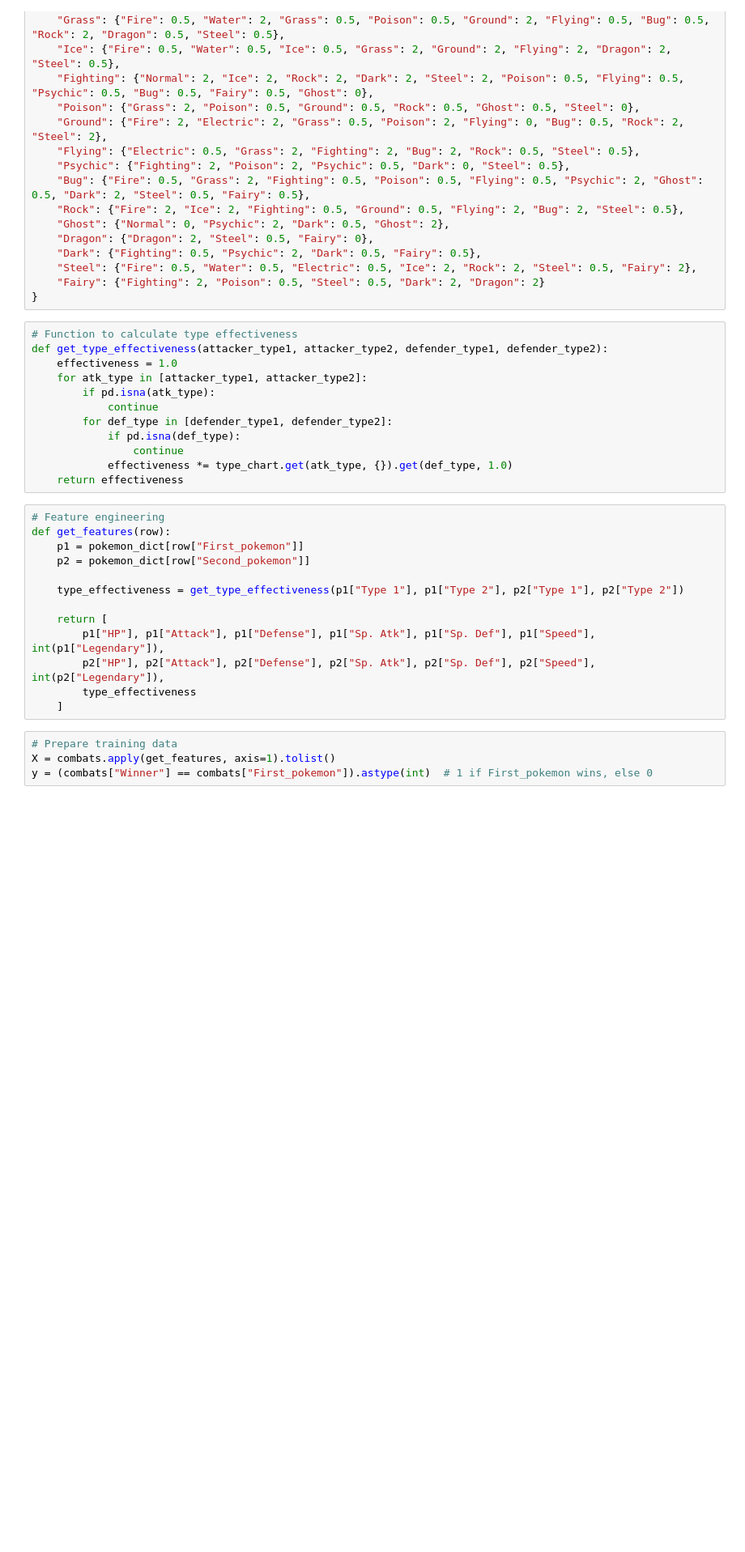
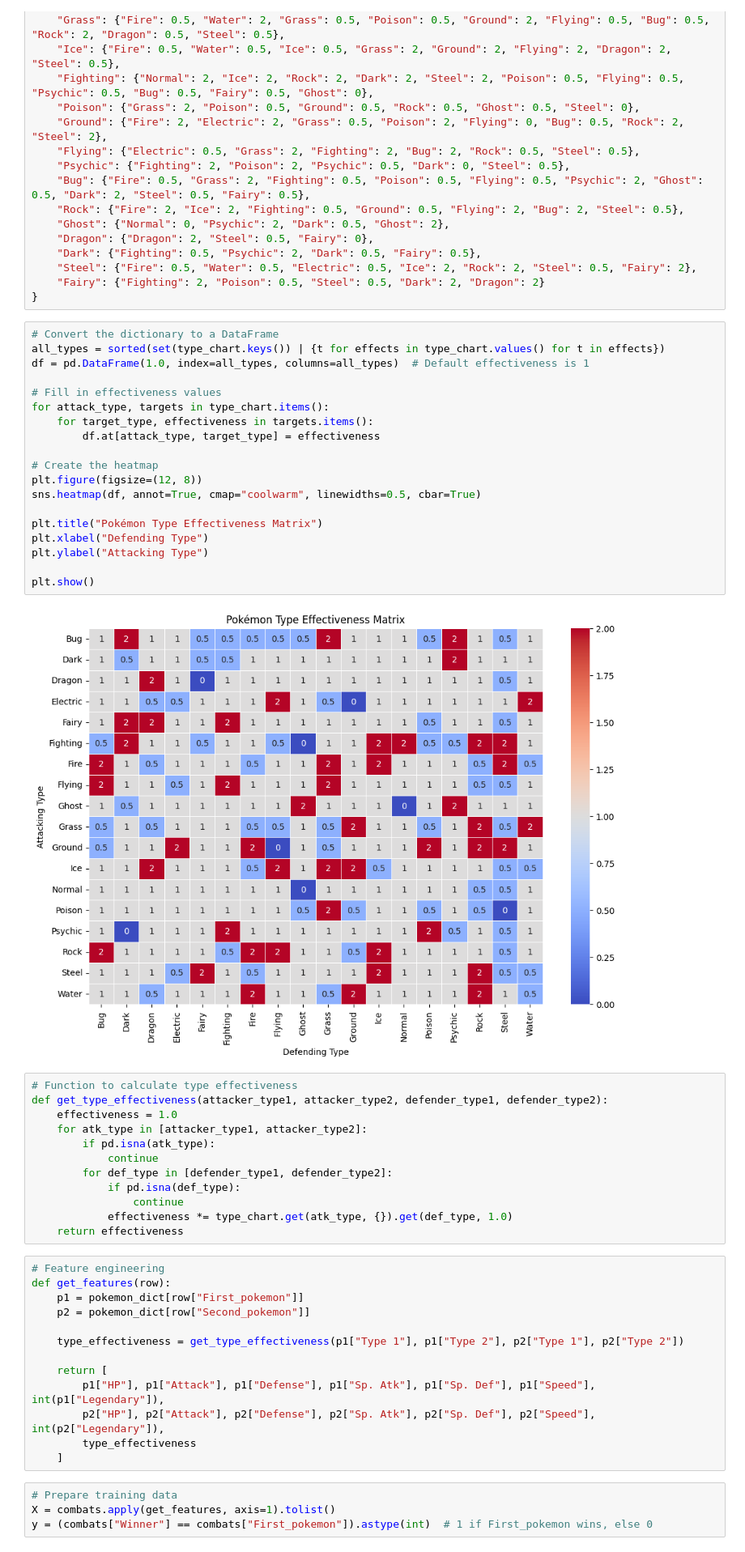
Before and after one commit to katsura919/elective2-repo, a Jupyter notebook: Pokemon Battle Outcome/pokomen.ipynb, the cells around one changed output. Shown at 81% size. Drawn from its saved outputs; the diff is of its cells as text; blank space fills up the shorter version.

```diff
--- a/Pokemon Battle Outcome/pokomen.ipynb
+++ b/Pokemon Battle Outcome/pokomen.ipynb
@@ -36,6 +83,27 @@ type_chart = {
     "Steel": {"Fire": 0.5, "Water": 0.5, "Electric": 0.5, "Ice": 2, "Rock": 2, "Steel": 0.5, "Fairy": 2},
     "Fairy": {"Fighting": 2, "Poison": 0.5, "Steel": 0.5, "Dark": 2, "Dragon": 2}
 }
+# %%
+# Convert the dictionary to a DataFrame
+all_types = sorted(set(type_chart.keys()) | {t for effects in type_chart.values() for t in effects})
+df = pd.DataFrame(1.0, index=all_types, columns=all_types)  # Default effectiveness is 1
+
+# Fill in effectiveness values
+for attack_type, targets in type_chart.items():
+    for target_type, effectiveness in targets.items():
+        df.at[attack_type, target_type] = effectiveness
+
+# Create the heatmap
+plt.figure(figsize=(12, 8))
+sns.heatmap(df, annot=True, cmap="coolwarm", linewidths=0.5, cbar=True)
+
+plt.title("Pokémon Type Effectiveness Matrix")
+plt.xlabel("Defending Type")
+plt.ylabel("Attacking Type")
+
+plt.show()
+# %% [output]
+[figure, added]
 # %%
 # Function to calculate type effectiveness
 def get_type_effectiveness(attacker_type1, attacker_type2, defender_type1, defender_type2):
```
Also changed, not shown: parts of 5 cells of this notebook, 3 other files.
